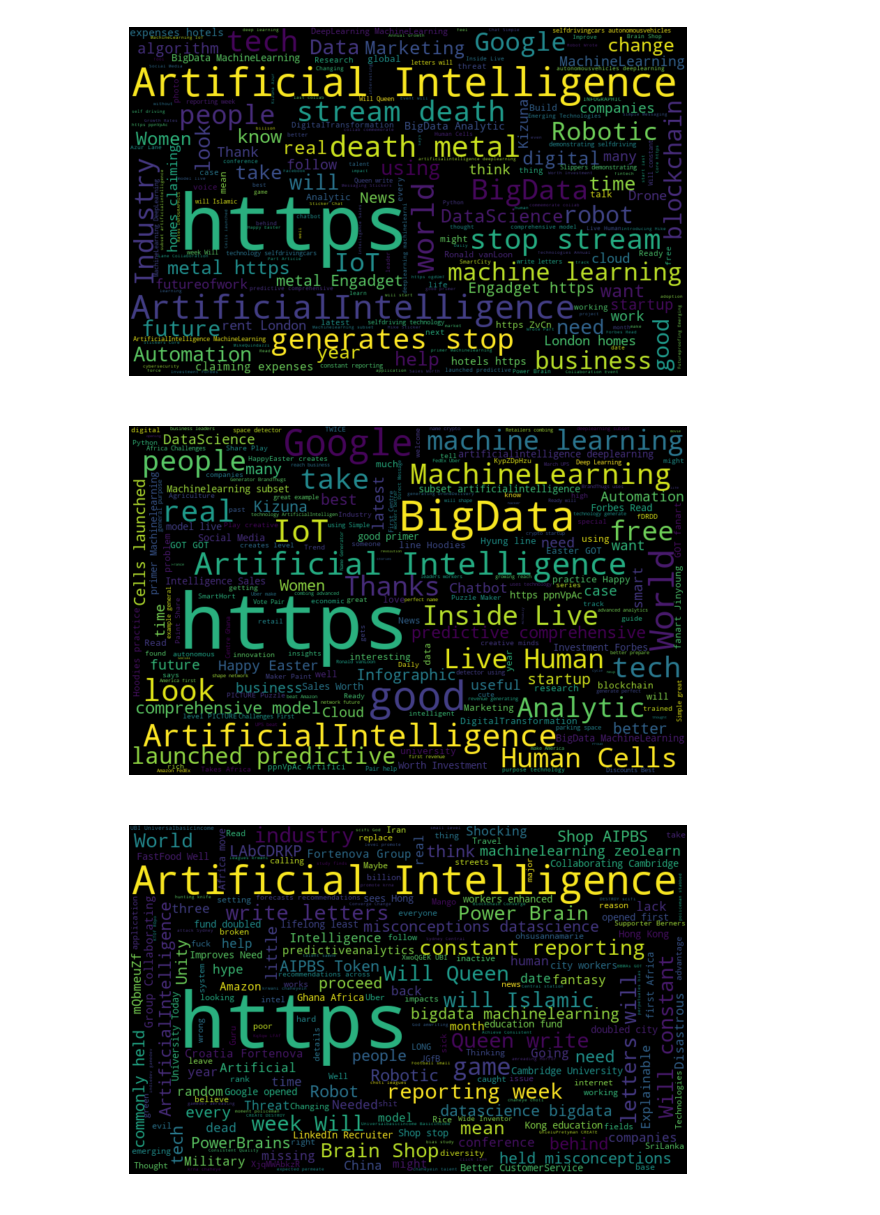
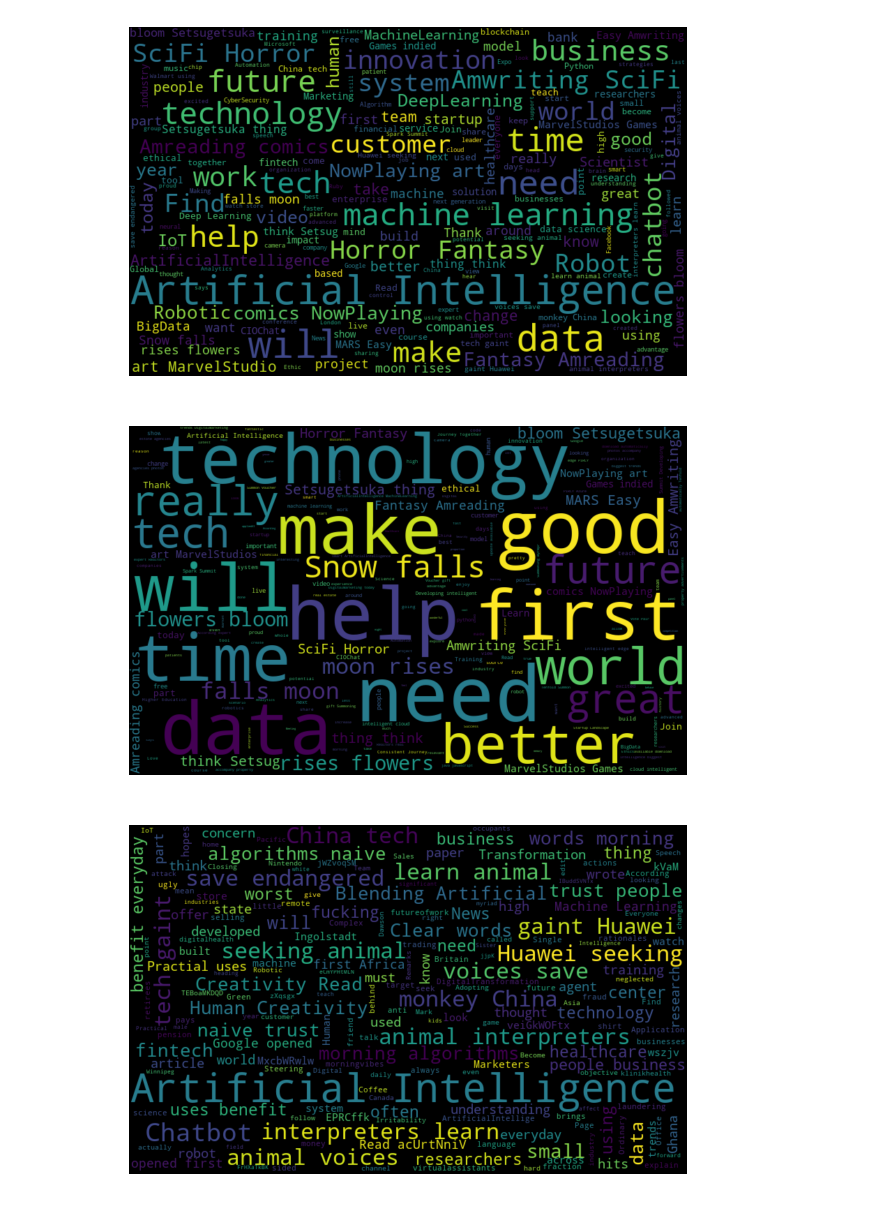
Before and after one commit to ManaliSharma/Umbrella_Academy, a Jupyter notebook: Sentiment_Analysis.ipynb, the cells around one changed output. Saved outputs shown, nothing was run; the diff lists cells and outputs as text; code cells hidden in the pictures.

```diff
--- a/Sentiment_Analysis.ipynb
+++ b/Sentiment_Analysis.ipynb
@@ -376,3 +390,7 @@ df_cleans['Tokenized_tweets']= tokenized_tweet
+# %%
+Stopwords_Updated = ('amp', 'gt', 'via' ,'de','https')
+# %%
+STOPWORDS=STOPWORDS.union(Stopwords_Updated)
 # %%
 all_words = ' '.join([text for text in df['clean_tweet']])
 
@@ -383,7 +401,7 @@ plt.imshow(wordcloud, interpolation="bilinear")
 plt.axis('off')
 plt.show()
 # %% [output]
-[figure, old version]
+[figure, new version]
 # %%
 df['sentiment_label'] = df['Sentiment'].astype('category')
 cat_columns = df.select_dtypes(['category']).columns
@@ -391,13 +409,13 @@ df[cat_columns] = df[cat_columns].apply(lambda x: x.cat.codes)
 # %%
 normal_words =' '.join([text for text in df['clean_tweet'][df['sentiment_label'] == 2]])
 
 wordcloud = WordCloud(width=800, height=500, stopwords=STOPWORDS,random_state=21, max_font_size=110).generate(normal_words)
 plt.figure(figsize=(10, 7))
 plt.imshow(wordcloud, interpolation="bilinear")
-plt.axis('off')a
+plt.axis('off')
 plt.show()
 # %% [output]
-[figure, old version]
+[figure, new version]
 # %%
 normal_words =' '.join([text for text in df['clean_tweet'][df['sentiment_label'] == 0]])
 
@@ -407,4 +425,4 @@ plt.imshow(wordcloud, interpolation="bilinear")
 plt.axis('off')
 plt.show()
 # %% [output]
-[figure, old version]
+[figure, new version]
```
Also changed, not shown: parts of 24 cells of this notebook.
